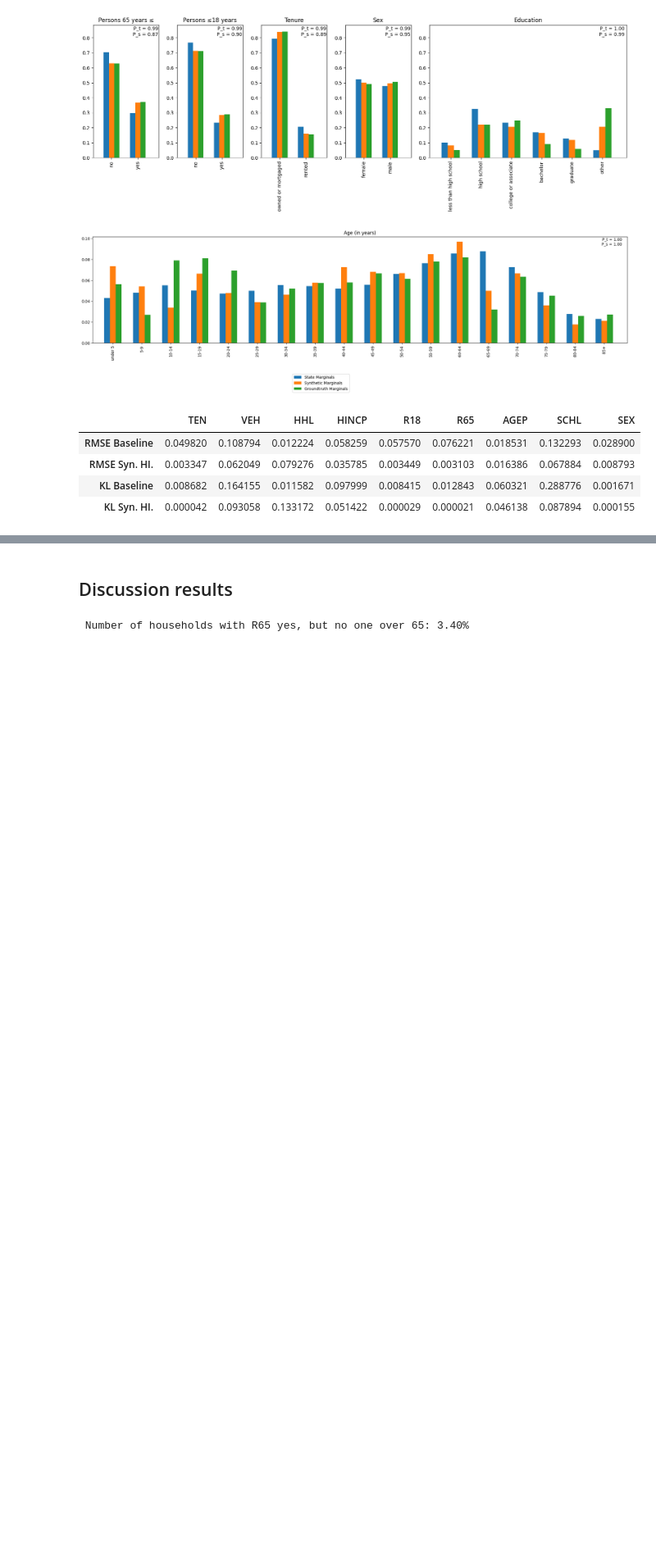
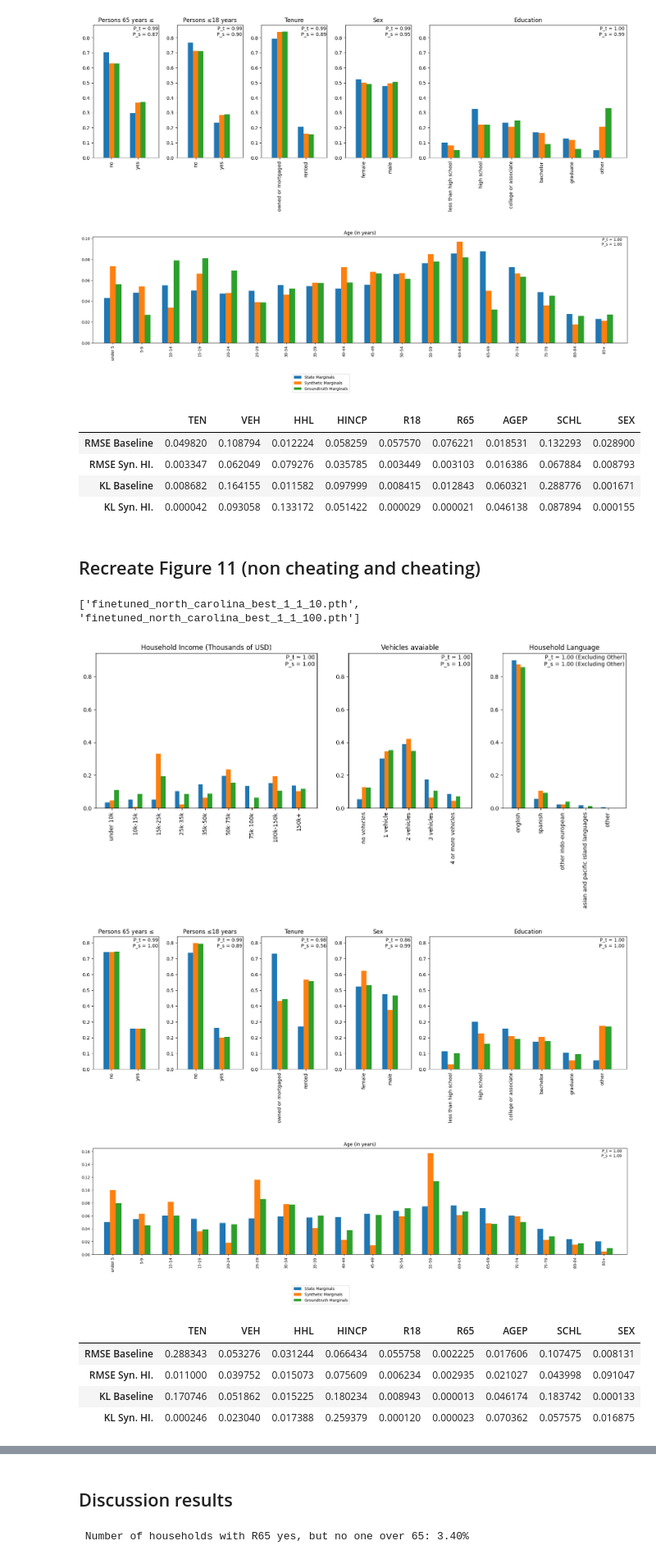
Before and after one commit to fabi-kb/GNN_Project, a Jupyter notebook: finetune_analysis.ipynb, the cells around one changed output, grey strips where cells are left out. Shown at 82% size. Saved outputs shown, nothing was run; the diff lists cells and outputs as text; code cells hidden in the pictures; blank space fills up the shorter version.

```diff
--- a/finetune_analysis.ipynb
+++ b/finetune_analysis.ipynb
@@ -332,3 +330,13 @@ create_table(marginals, predicted_marginals_cheat, state_marginals, 'table4_chea
 | RMSE Syn. HI. | 0.003347 | 0.062049 | 0.079276 | 0.035785 | 0.003449 | 0.003103 | 0.016386 | 0.067884 | 0.008793 |
 | KL Baseline | 0.008682 | 0.164155 | 0.011582 | 0.097999 | 0.008415 | 0.012843 | 0.060321 | 0.288776 | 0.001671 |
 | KL Syn. HI. | 0.000042 | 0.093058 | 0.133172 | 0.051422 | 0.000029 | 0.000021 | 0.046138 | 0.087894 | 0.000155 |
+# %% [markdown]
+## Recreate Figure 11 (non cheating and cheating)
+# %%
+# Choose model
+model_names = [m for m in os.listdir('/workspace/finetuned_models/predictions') if 'north' in m]
+model_names.sort()
+print(model_names)
+model_name = model_names[0]
+# %% [output]
+['finetuned_north_carolina_best_1_1_10.pth', 'finetuned_north_carolina_best_1_1_100.pth']
@@ -334,0 +380,14 @@ create_table(marginals, predicted_marginals_cheat, state_marginals, 'table4_chea
+# %%
+plot_vars_bars(nc_marginals, predicted_marginals_nc, state_marginals_nc, ['HINCP', 'VEH', 'HHL'], legend=False, figsize = (17,5), img_name = 'nc_fig10_1')
+plot_vars_bars(nc_marginals, predicted_marginals_nc, state_marginals_nc, ['R65', 'R18', 'TEN', 'SEX', 'SCHL'], legend=False, figsize = (20,5), img_name = 'nc_fig10_2')
+plot_vars_bars(nc_marginals, predicted_marginals_nc, state_marginals_nc, ['AGEP'], legend=True, figsize = (25,5), bbox_to_anchor = (0.5, -0.1), img_name = 'nc_fig10_3')
+create_table(nc_marginals, predicted_marginals_nc, state_marginals_nc, 'nc_table4')
+# %% [output]
+[figure, added]
+[figure, added]
+[figure, added]
+|  | TEN | VEH | HHL | HINCP | R18 | R65 | AGEP | SCHL | SEX |
+| RMSE Baseline | 0.288343 | 0.053276 | 0.031244 | 0.066434 | 0.055758 | 0.002225 | 0.017606 | 0.107475 | 0.008131 |
+| RMSE Syn. HI. | 0.011000 | 0.039752 | 0.015073 | 0.075609 | 0.006234 | 0.002935 | 0.021027 | 0.043998 | 0.091047 |
+| KL Baseline | 0.170746 | 0.051862 | 0.015225 | 0.180234 | 0.008943 | 0.000013 | 0.046174 | 0.183742 | 0.000133 |
+| KL Syn. HI. | 0.000246 | 0.023040 | 0.017388 | 0.259379 | 0.000120 | 0.000023 | 0.070362 | 0.057575 | 0.016875 |
```
Also changed, not shown: parts of 16 cells of this notebook.
